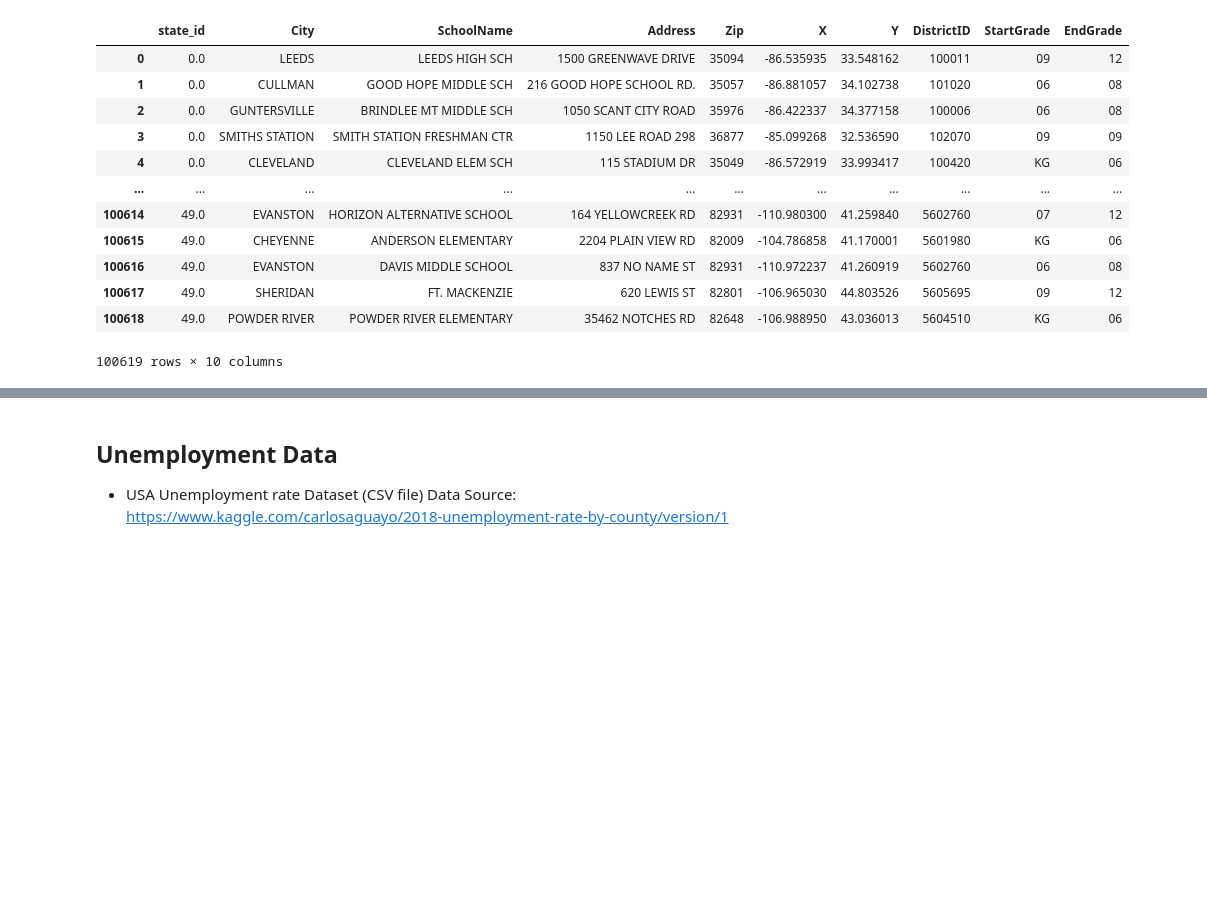
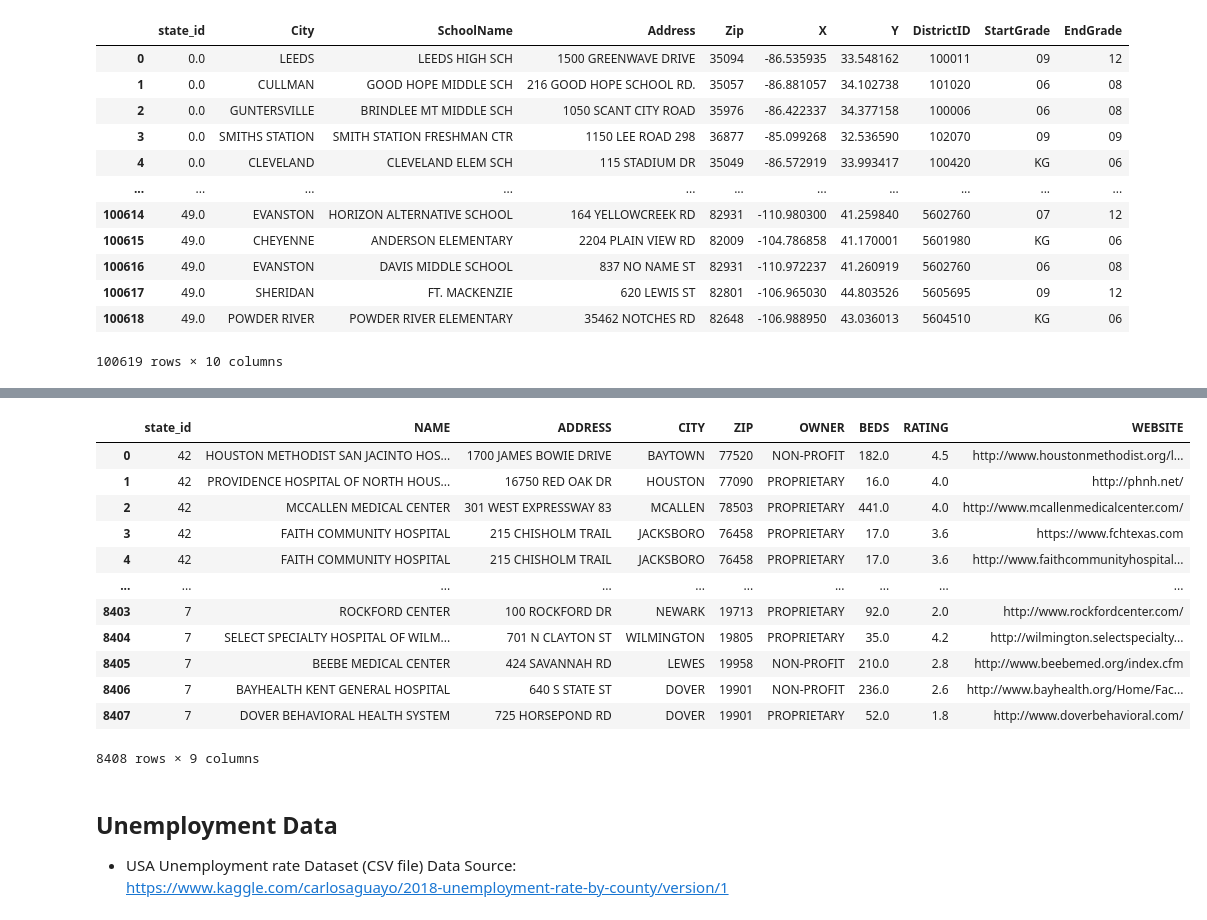
Before and after one commit to rwashington1159/ETL-US_Quality_of_live_by_State_Database, a Jupyter notebook: ETL_Notebook.ipynb, the cells around one changed output, grey strips where cells are left out. Cells and saved outputs as stored; diff of their text form; code cells hidden in the pictures; blank space fills up the shorter version.

```diff
--- a/ETL_Notebook.ipynb
+++ b/ETL_Notebook.ipynb
@@ -456,0 +486,4 @@ public_schools.to_csv(r'Resources/Clean_data/public_schools.csv', index = False)
+# %%
+df = pd.read_csv('Resources/Clean_data/hospitalRatings.csv')
+del df['Unnamed: 0']
+df.head()
@@ -456,0 +497,5 @@ public_schools.to_csv(r'Resources/Clean_data/public_schools.csv', index = False)
+# %%
+# Looks like we're missing the website column. I must have deleted it by mistake in the original cleanup
+# Let's grab it from the original data
+hosp = pd.read_csv('Resources/Raw_data/Hospitals.csv')
+hosp.head()
@@ -456,0 +512,3 @@ public_schools.to_csv(r'Resources/Clean_data/public_schools.csv', index = False)
+# %%
+df = pd.merge(df, hosp[['NAME', 'WEBSITE']], on='NAME')
+df.head()
@@ -456,0 +522,19 @@ public_schools.to_csv(r'Resources/Clean_data/public_schools.csv', index = False)
+# %%
+# Join with state_id table
+states = pd.read_csv('Resources/Clean_data/state.csv')
+df = pd.merge(df, states[['state_id', 'state_abr']], left_on='STATE', right_on = 'state_abr')[['state_id', 'NAME', 'ADDRESS', 'CITY', 'ZIP', 'OWNER', 'BEDS', 'RATING', 'WEBSITE']]
+df
+# %% [output]
+|  | state_id | NAME | ADDRESS | CITY | ZIP | OWNER | BEDS | RATING | WEBSITE |
+| 0 | 42 | HOUSTON METHODIST SAN JACINTO HOS... | 1700 JAMES BOWIE DRIVE | BAYTOWN | 77520 | NON-PROFIT | 182.0 | 4.5 | http://www.houstonmethodist.org/l... |
+| 1 | 42 | PROVIDENCE HOSPITAL OF NORTH HOUS... | 16750 RED OAK DR | HOUSTON | 77090 | PROPRIETARY | 16.0 | 4.0 | http://phnh.net/ |
+| 2 | 42 | MCCALLEN MEDICAL CENTER | 301 WEST EXPRESSWAY 83 | MCALLEN | 78503 | PROPRIETARY | 441.0 | 4.0 | http://www.mcallenmedicalcenter.com/ |
+| 3 | 42 | FAITH COMMUNITY HOSPITAL | 215 CHISHOLM TRAIL | JACKSBORO | 76458 | PROPRIETARY | 17.0 | 3.6 | https://www.fchtexas.com |
+| 4 | 42 | FAITH COMMUNITY HOSPITAL | 215 CHISHOLM TRAIL | JACKSBORO | 76458 | PROPRIETARY | 17.0 | 3.6 | http://www.faithcommunityhospital... |
+| ... | ... | ... | ... | ... | ... | ... | ... | ... | ... |
+| 8403 | 7 | ROCKFORD CENTER | 100 ROCKFORD DR | NEWARK | 19713 | PROPRIETARY | 92.0 | 2.0 | http://www.rockfordcenter.com/ |
+| 8404 | 7 | SELECT SPECIALTY HOSPITAL OF WILM... | 701 N CLAYTON ST | WILMINGTON | 19805 | PROPRIETARY | 35.0 | 4.2 | http://wilmington.selectspecialty... |
+| 8405 | 7 | BEEBE MEDICAL CENTER | 424 SAVANNAH RD | LEWES | 19958 | NON-PROFIT | 210.0 | 2.8 | http://www.beebemed.org/index.cfm |
+| 8406 | 7 | BAYHEALTH KENT GENERAL HOSPITAL | 640 S STATE ST | DOVER | 19901 | NON-PROFIT | 236.0 | 2.6 | http://www.bayhealth.org/Home/Fac... |
+| 8407 | 7 | DOVER BEHAVIORAL HEALTH SYSTEM | 725 HORSEPOND RD | DOVER | 19901 | PROPRIETARY | 52.0 | 1.8 | http://www.doverbehavioral.com/ |
+8408 rows × 9 columns
```
Also changed, not shown: parts of 36 cells of this notebook, 5 other files.
